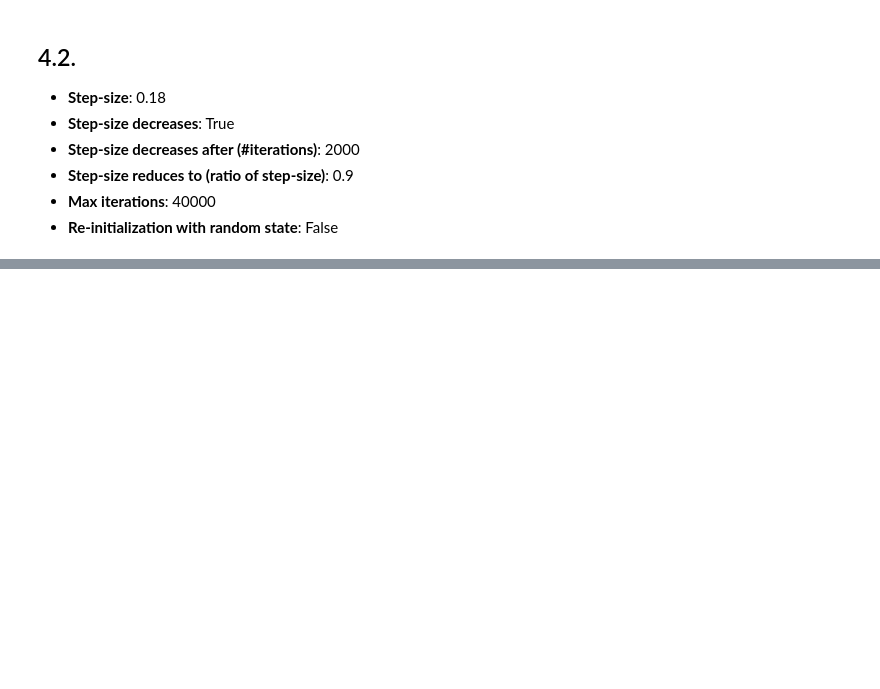
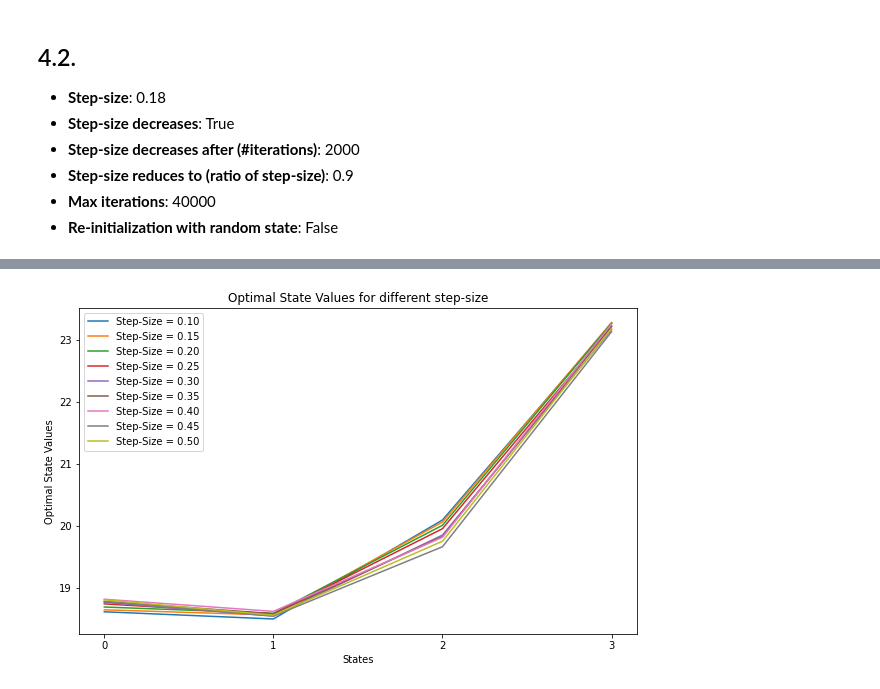
Before and after one commit to rahulmeshram07/Sample-Based-Learning-Methods, a Jupyter notebook: Week 3/Q-Learning and Value Iteration/Version_2.ipynb, the cells around one changed output, grey strips where cells are left out. Drawn from its saved outputs; the diff is of its cells as text; code cells hidden in the pictures; blank space fills up the shorter version.

Commit message:
Updated Version 2 of the Example Environment

```diff
--- a/Week 3/Q-Learning and Value Iteration/Version_2.ipynb
+++ b/Week 3/Q-Learning and Value Iteration/Version_2.ipynb
@@ -544,0 +554,32 @@ Optimal Policy: \
+# %%
+step_sizes = np.arange(0.1, 0.51, 0.05)
+
+# Defining the characteristics for the environment
+env_info = {
+    "seed": 0
+}
+
+# Defining the characteristics for the agent
+agent_info = {
+    "discount": 0.9,
+    "is_step_decreasing": True,
+    "reduce_step_after": 2000,
+    "reduce_step_with": 0.9,
+    "epsilon": 0.2,
+    "delta": 1e-2,
+    "optimal_q": optimal_q_vals,
+    "seed": 0
+}
+
+max_iter = 40000
+re_init = max_iter + 1
+state_vals_ss = []
+
+for ss in step_sizes:
+    print("\n\nFor step-size:", ss)
+    agent_info['step_size'] = ss
+    q_vals = run_experiment(
+        env_info, agent_info, max_iter = max_iter, re_init = re_init, print_vals = False
+    )
+    state_vals = np.max(q_vals, axis = -1)
+    state_vals_ss.append(state_vals)
@@ -544,0 +604,14 @@ Optimal Policy: \
+# %%
+plt.figure(figsize = (10, 6))
+
+for i in range(len(step_sizes)):
+    plt.plot(state_vals_ss[i], label = f'Step-Size = {"%.2f" % step_sizes[i]}')
+
+plt.xticks(np.arange(4))
+plt.title("Optimal State Values for different step-size")
+plt.xlabel("States")
+plt.ylabel("Optimal State Values")
+plt.legend()
+plt.show()
+# %% [output]
+[figure, added]
```
Also changed, not shown: parts of 10 cells of this notebook.
